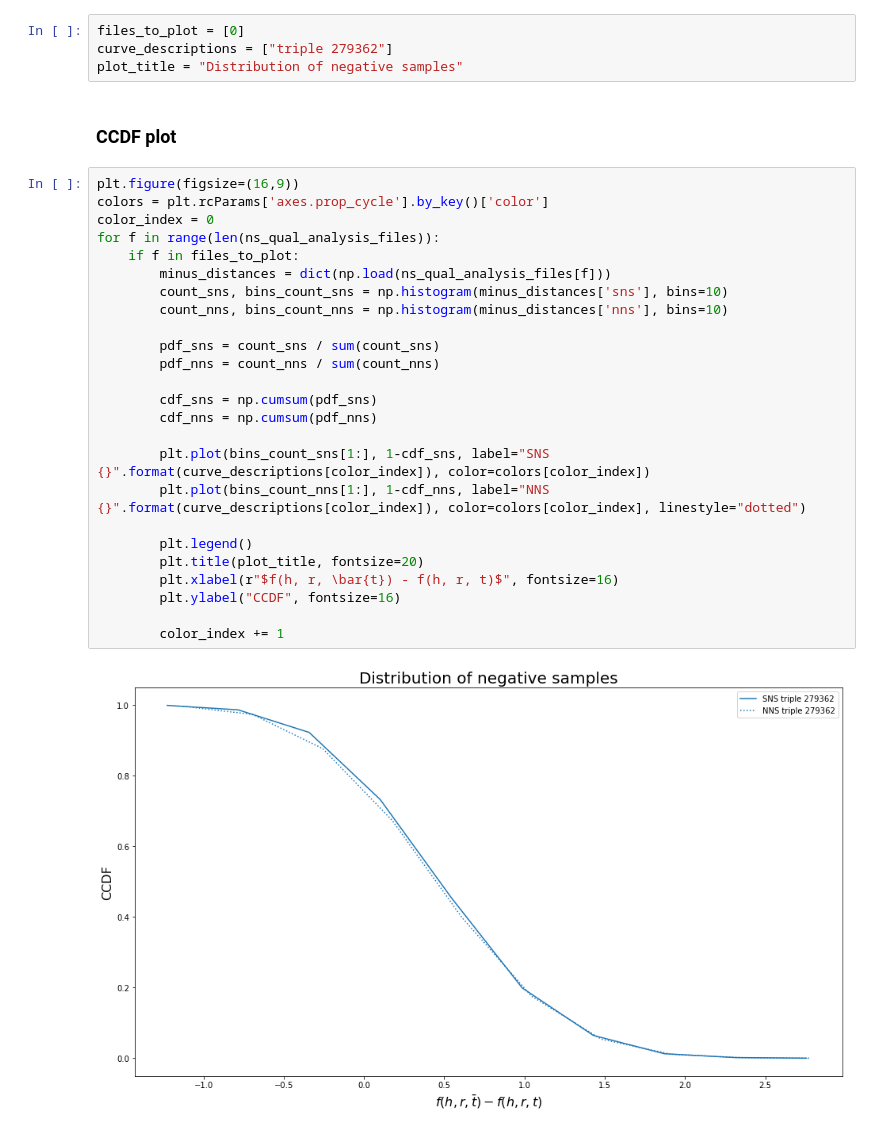
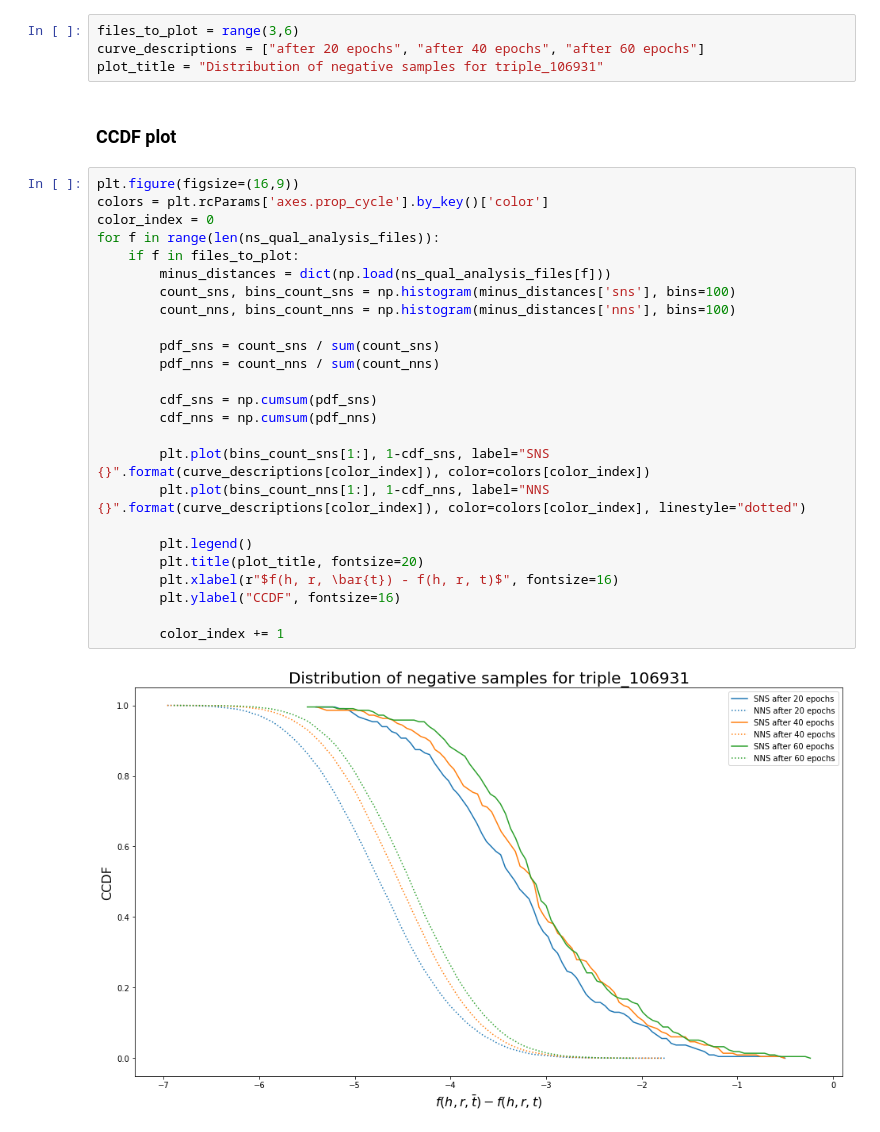
Before and after one commit to jguski/negative_sampling_rbm, a Jupyter notebook: neg_samples_quality_analysis.ipynb, the cells around one changed output. Drawn from its saved outputs; the diff is of its cells as text.

```diff
--- a/neg_samples_quality_analysis.ipynb
+++ b/neg_samples_quality_analysis.ipynb
@@ -16,35 +35,35 @@ ns_qual_analysis_files
 # %% [markdown]
 ### Decide what to plot
 # %%
-files_to_plot = [0]
-curve_descriptions = ["triple 279362"]
-plot_title = "Distribution of negative samples"
+files_to_plot = range(3,6)
+curve_descriptions = ["after 20 epochs", "after 40 epochs", "after 60 epochs"]
+plot_title = "Distribution of negative samples for triple_106931"
 # %% [markdown]
 ### CCDF plot
 # %%
 plt.figure(figsize=(16,9))
 colors = plt.rcParams['axes.prop_cycle'].by_key()['color']
 color_index = 0
 for f in range(len(ns_qual_analysis_files)):
     if f in files_to_plot:
         minus_distances = dict(np.load(ns_qual_analysis_files[f]))
-        count_sns, bins_count_sns = np.histogram(minus_distances['sns'], bins=10)
-        count_nns, bins_count_nns = np.histogram(minus_distances['nns'], bins=10)
+        count_sns, bins_count_sns = np.histogram(minus_distances['sns'], bins=100)
+        count_nns, bins_count_nns = np.histogram(minus_distances['nns'], bins=100)
 
         pdf_sns = count_sns / sum(count_sns)
         pdf_nns = count_nns / sum(count_nns)
 
         cdf_sns = np.cumsum(pdf_sns)
         cdf_nns = np.cumsum(pdf_nns)
 
         plt.plot(bins_count_sns[1:], 1-cdf_sns, label="SNS {}".format(curve_descriptions[color_index]), color=colors[color_index])
         plt.plot(bins_count_nns[1:], 1-cdf_nns, label="NNS {}".format(curve_descriptions[color_index]), color=colors[color_index], linestyle="dotted")
 
         plt.legend()
         plt.title(plot_title, fontsize=20)
         plt.xlabel(r"$f(h, r, \bar{t}) - f(h, r, t)$", fontsize=16)
         plt.ylabel("CCDF", fontsize=16)
 
         color_index += 1
 # %% [output]
-[figure, old version]
+[figure, new version]
```
Also changed, not shown: parts of 2 cells of this notebook, 1 other file.
